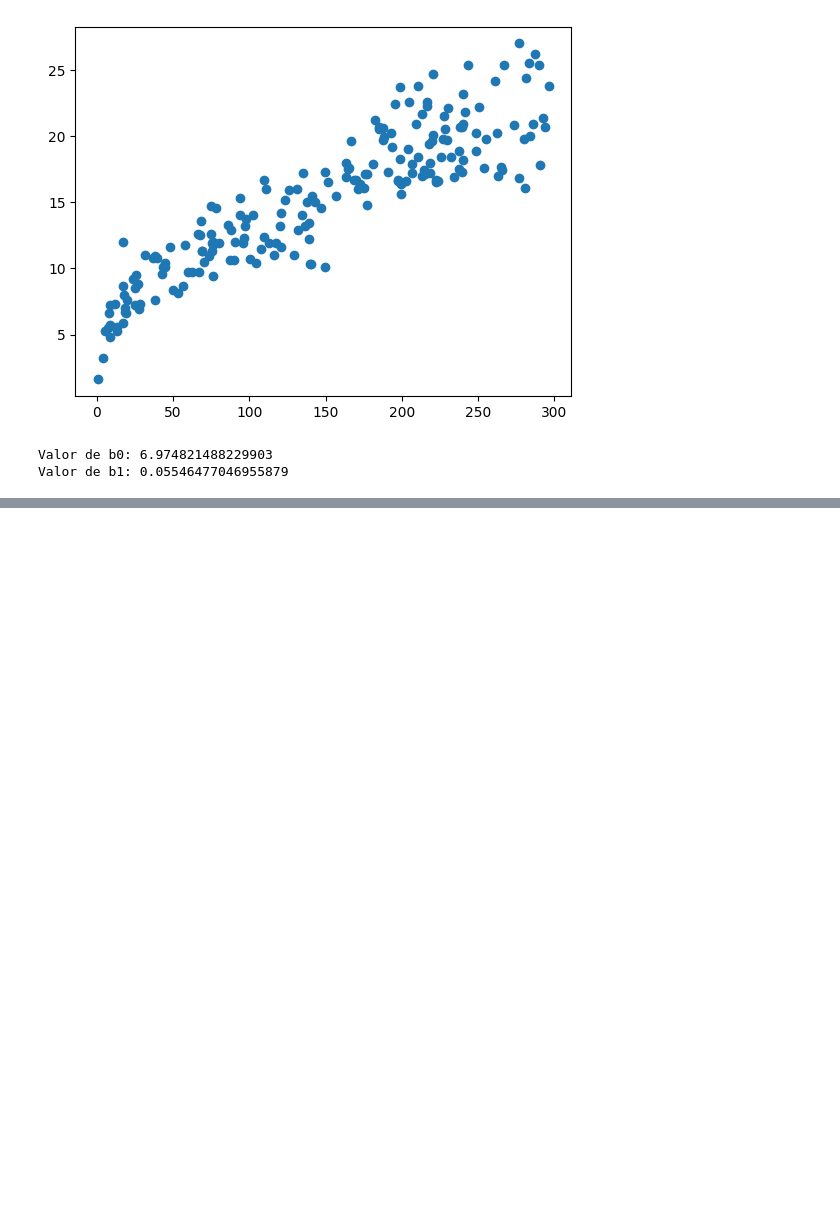
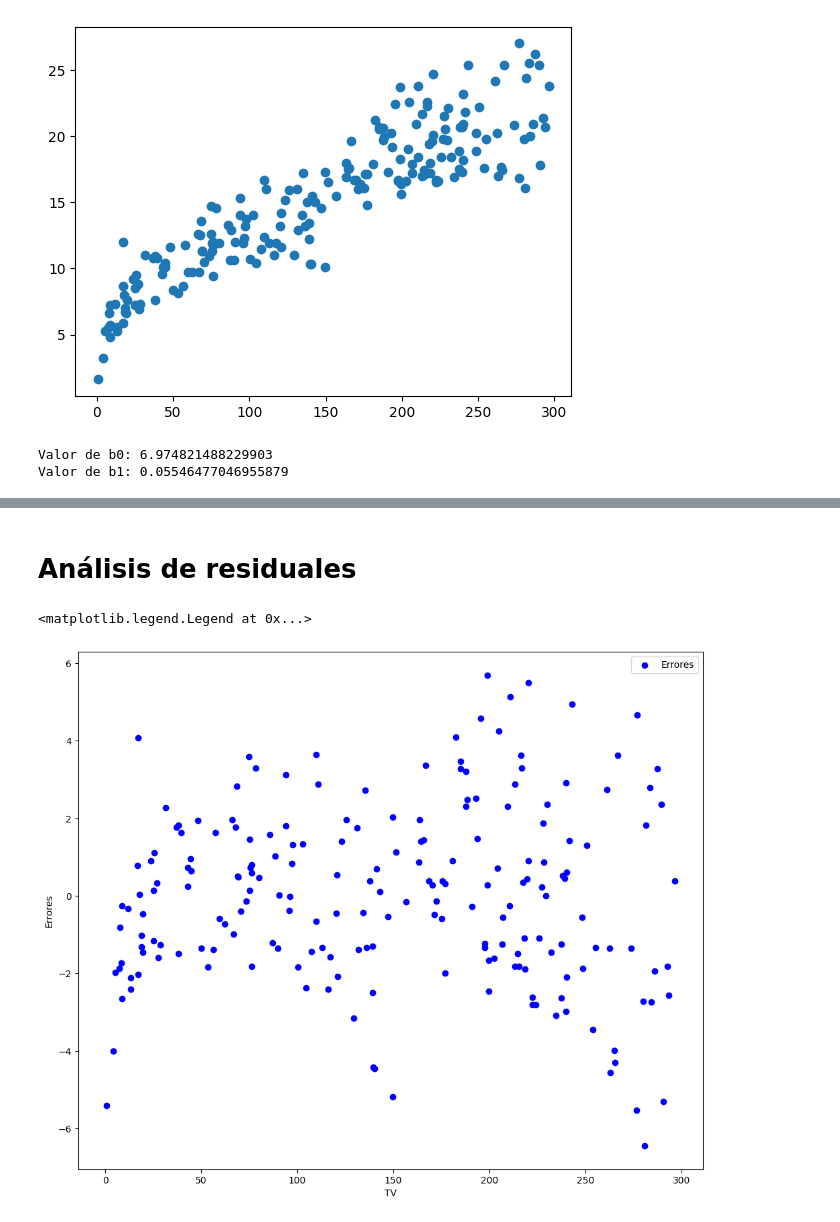
Before and after one commit to gabalvarezmc/AnalisisDatos_T2, a Jupyter notebook: 02-CalculoRegresion.ipynb, the cells around one changed output, grey strips where cells are left out. Saved outputs shown, nothing was run; the diff lists cells and outputs as text; code cells hidden in the pictures; blank space fills up the shorter version.

```diff
--- a/02-CalculoRegresion.ipynb
+++ b/02-CalculoRegresion.ipynb
@@ -84,0 +127,13 @@ ax.legend()
+# %% [markdown]
+# Análisis de residuales
+# %%
+# Linealidad: Errores deben comportarse de forma aleatoria
+data['errors'] = data['Sales'] - data['sales_prediction']
+fig, ax = plt.subplots(1, 1, figsize = (12, 10))
+ax.scatter(data['TV'], data['errors'], c = 'blue', label = 'Errores')
+ax.set_xlabel('TV')
+ax.set_ylabel('Errores')
+ax.legend()
+# %% [output]
+<matplotlib.legend.Legend at 0x...>
+[figure, added]
```
Also changed, not shown: parts of 6 cells of this notebook.
